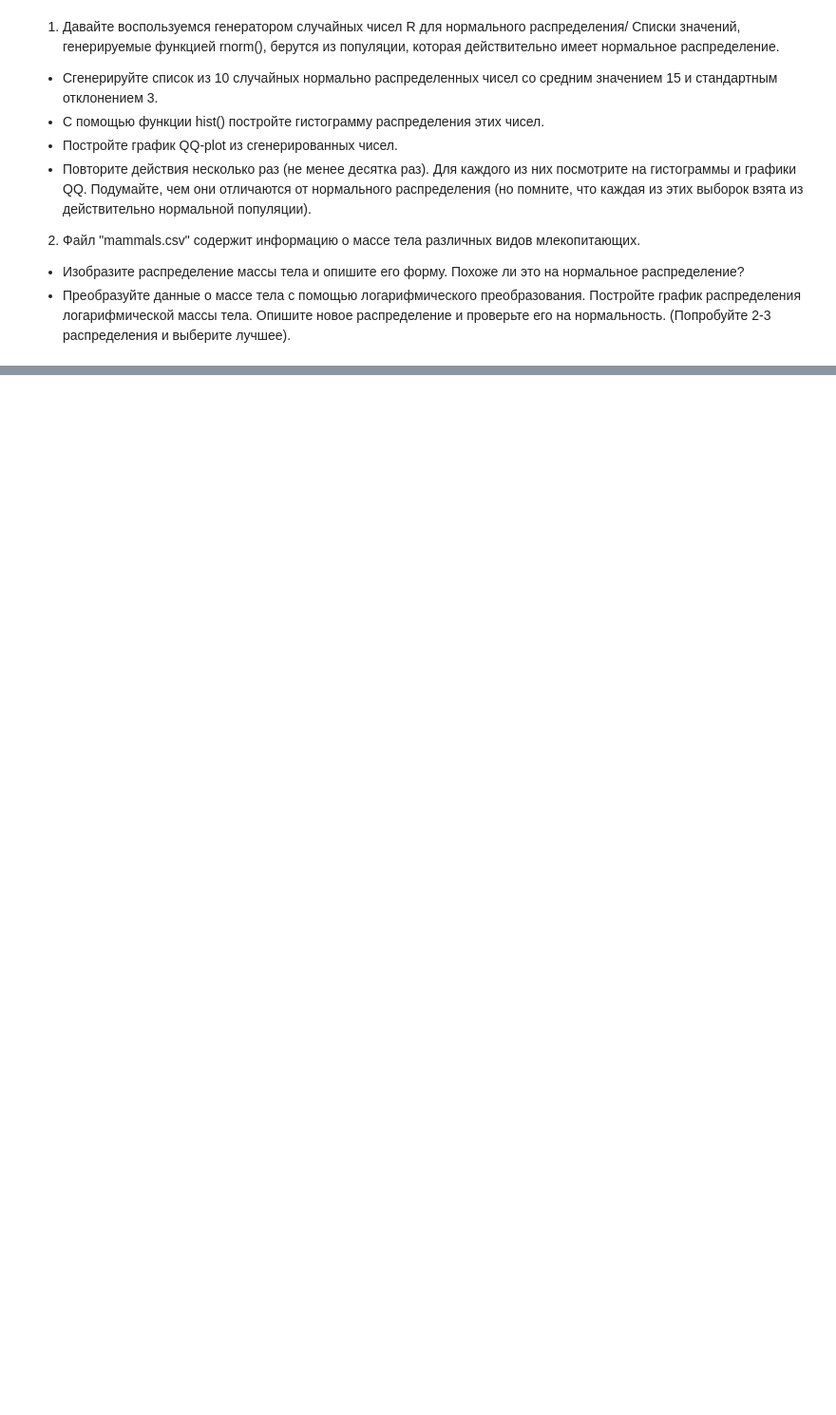
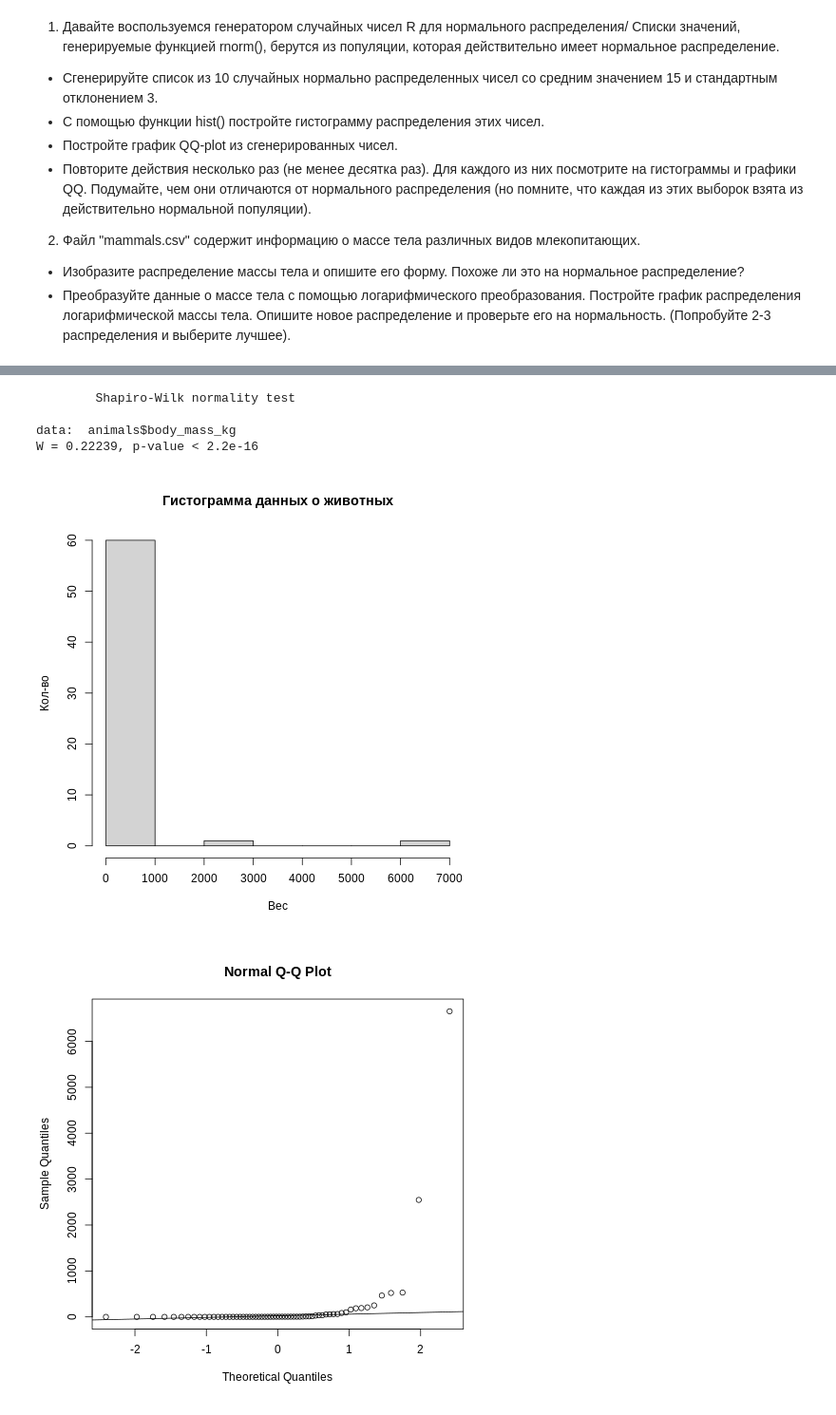
Before and after one commit to Chupocabra/comp_tech, a Jupyter notebook: Блокнот3.ipynb, the cells around one changed output, grey strips where cells are left out. Shown at 95% size. Drawn from its saved outputs; the diff is of its cells as text; code cells hidden in the pictures; blank space fills up the shorter version.

```diff
--- a/Блокнот3.ipynb
+++ b/Блокнот3.ipynb
@@ -48,0 +39,13 @@ hist(log(spisok))
+# %%
+%%R
+hist(animals$body_mass_kg, main = "Гистограмма данных о животных", xlab = "Вес", ylab = "Кол-во")
+qqnorm(animals$body_mass_kg)
+qqline(animals$body_mass_kg)
+shapiro.test(animals$body_mass_kg)
+# %% [output]
+        Shapiro-Wilk normality test
+
+data:  animals$body_mass_kg
+W = 0.22239, p-value < 2.2e-16
+[figure, added]
+[figure, added]
```
Also changed, not shown: parts of 7 cells of this notebook.
